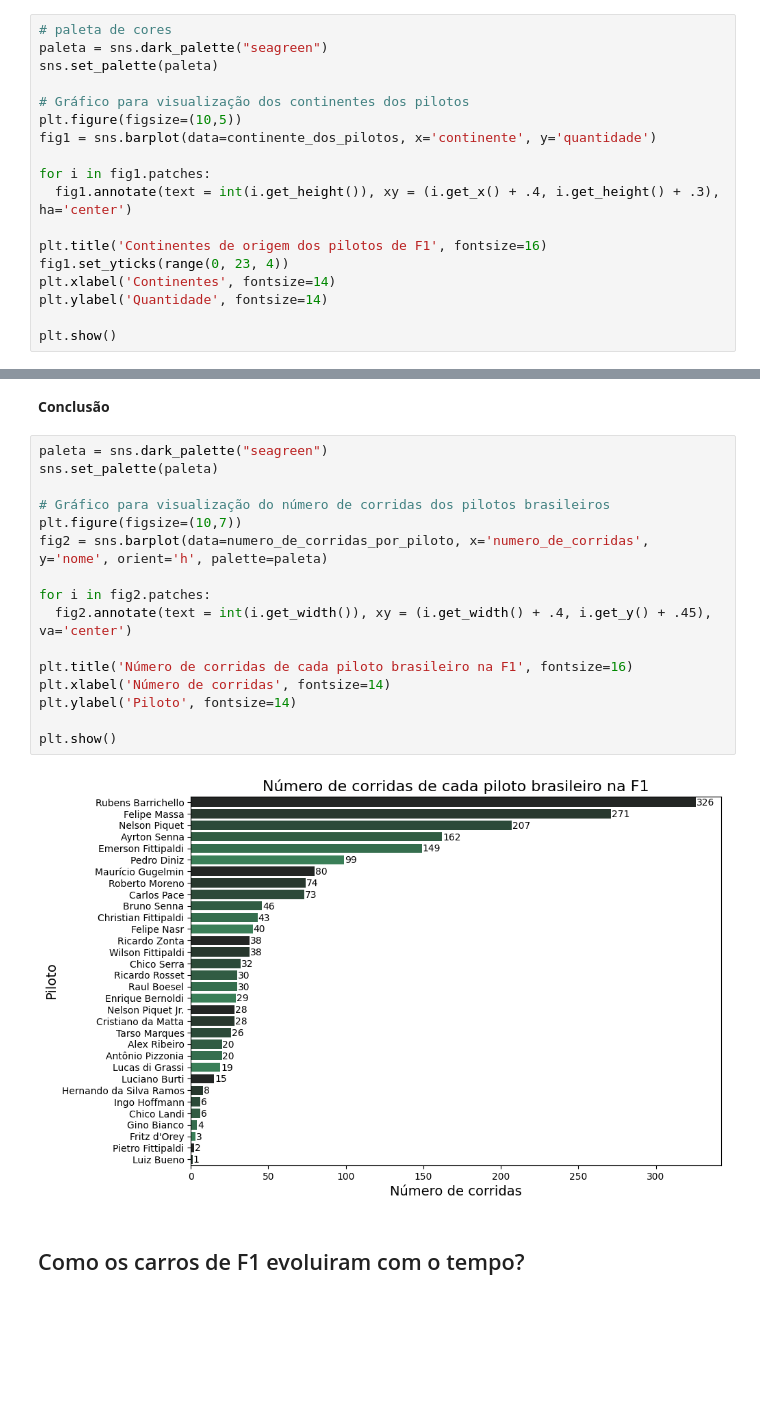
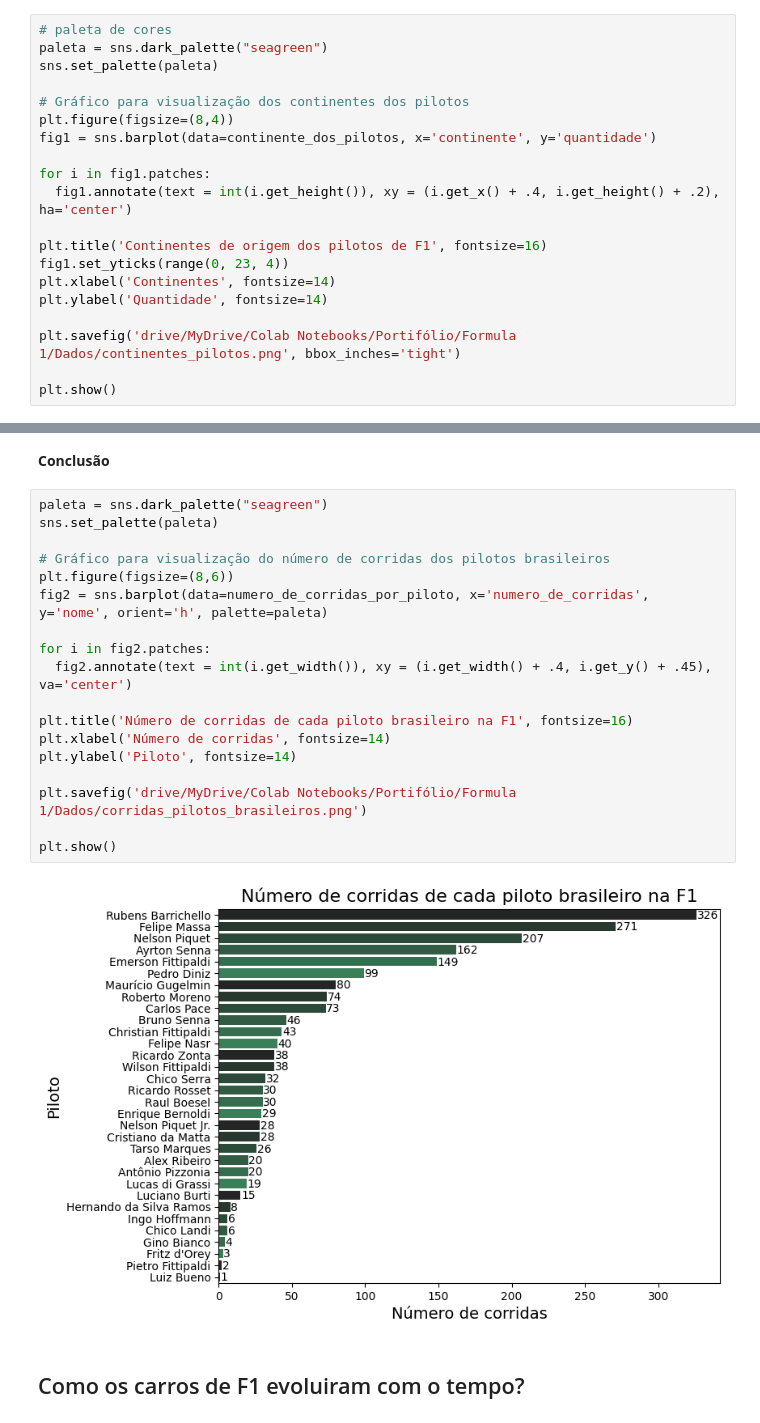
Before and after one commit to ewerton-lemes/Analise_de_dados_da_F1, a Jupyter notebook: Análise_de_dados_da_Formula_1.ipynb, the cells around one changed output, grey strips where cells are left out. Cells and saved outputs as stored; diff of their text form; blank space fills up the shorter version.

```diff
--- a/Análise_de_dados_da_Formula_1.ipynb
+++ b/Análise_de_dados_da_Formula_1.ipynb
@@ -218,16 +233,18 @@ paleta = sns.dark_palette("seagreen")
 sns.set_palette(paleta)
 
 # Gráfico para visualização dos continentes dos pilotos
-plt.figure(figsize=(10,5))
+plt.figure(figsize=(8,4))
 fig1 = sns.barplot(data=continente_dos_pilotos, x='continente', y='quantidade')
 
 for i in fig1.patches:
-  fig1.annotate(text = int(i.get_height()), xy = (i.get_x() + .4, i.get_height() + .3), ha='center')
+  fig1.annotate(text = int(i.get_height()), xy = (i.get_x() + .4, i.get_height() + .2), ha='center')
 
 plt.title('Continentes de origem dos pilotos de F1', fontsize=16)
 fig1.set_yticks(range(0, 23, 4))
 plt.xlabel('Continentes', fontsize=14)
 plt.ylabel('Quantidade', fontsize=14)
 
+plt.savefig('drive/MyDrive/Colab Notebooks/Portifólio/Formula 1/Dados/continentes_pilotos.png', bbox_inches='tight')
+
 plt.show()
 # %% [output]
@@ -450,21 +469,23 @@ numero_de_corridas_por_piloto.head()
 # %%
 paleta = sns.dark_palette("seagreen")
 sns.set_palette(paleta)
 
 # Gráfico para visualização do número de corridas dos pilotos brasileiros
-plt.figure(figsize=(10,7))
+plt.figure(figsize=(8,6))
 fig2 = sns.barplot(data=numero_de_corridas_por_piloto, x='numero_de_corridas', y='nome', orient='h', palette=paleta)
 
 for i in fig2.patches:
   fig2.annotate(text = int(i.get_width()), xy = (i.get_width() + .4, i.get_y() + .45), va='center')
 
 plt.title('Número de corridas de cada piloto brasileiro na F1', fontsize=16)
 plt.xlabel('Número de corridas', fontsize=14)
 plt.ylabel('Piloto', fontsize=14)
 
+plt.savefig('drive/MyDrive/Colab Notebooks/Portifólio/Formula 1/Dados/corridas_pilotos_brasileiros.png')
+
 plt.show()
 # %% [output]
-[figure, old version]
+[figure, new version]
 # %% [markdown]
 ## Como os carros de F1 evoluiram com o tempo?
 # %% [markdown]
```
Also changed, not shown: parts of 47 cells of this notebook.
